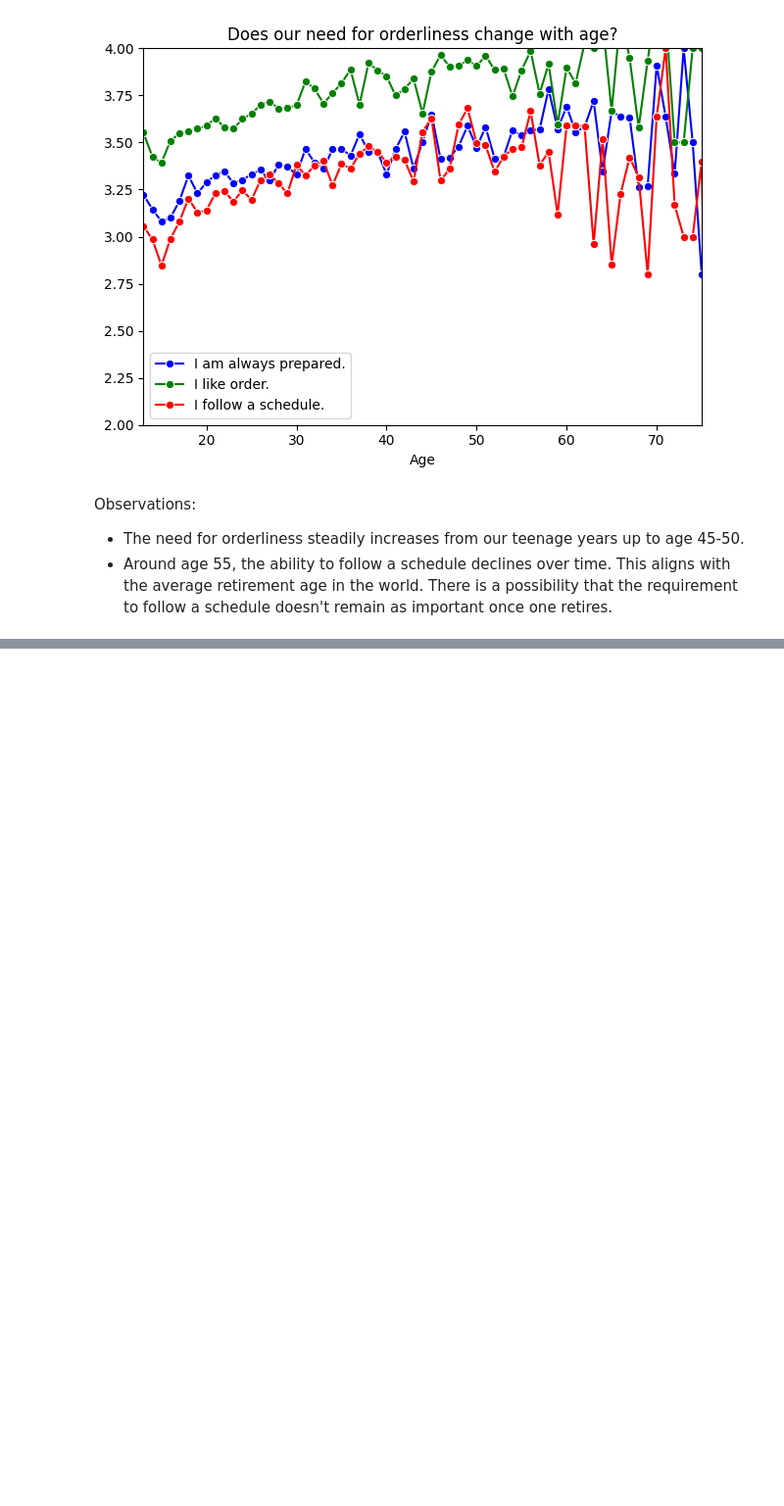
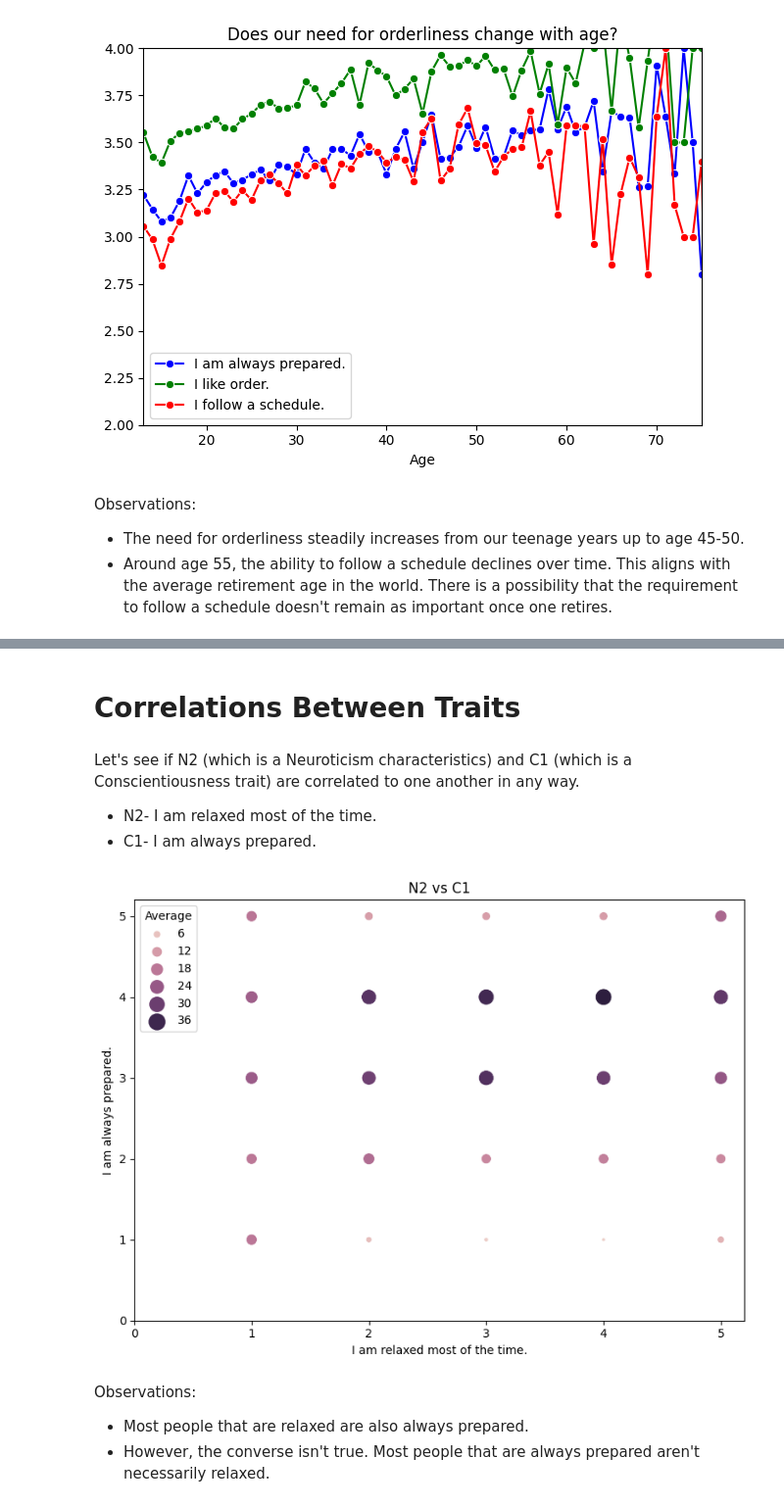
Before and after one commit to ananditabodas/Personality_Type, a Jupyter notebook: Personality_Test.ipynb, the cells around one changed output, grey strips where cells are left out. Shown at 98% size. Cells and saved outputs as stored; diff of their text form; code cells hidden in the pictures; blank space fills up the shorter version.

```diff
--- a/Personality_Test.ipynb
+++ b/Personality_Test.ipynb
@@ -269,0 +314,34 @@ Observations:
+# %% [markdown]
+# Correlations Between Traits
+# %% [markdown]
+Let's see if N2 (which is a Neuroticism characteristics) and C1 (which is a Conscientiousness trait) are correlated to one another in any way.
+
+- N2- I am relaxed most of the time.
+- C1- I am always prepared.
+# %%
+'''
+Find the percentage of people with a C1 ranking out of all the people having the N2 ranking.
+'''
+corr_count= alldata.groupby(['N2', 'C1'])['E1'].count().reset_index()
+arr=[]
+for i, row in corr_count.iterrows():
+    all_relaxed= len(alldata[alldata['N2']==row['N2']])
+    arr.append((row['E1']/all_relaxed)*100)
+corr_count['cnt']= arr
+# %%
+plt.figure(figsize=(8, 6))
+a= sns.scatterplot(data=corr_count, x='N2', y='C1', size='cnt', sizes=(10, 200), hue='cnt')
+plt.title("N2 vs C1")
+a.set_yticks(np.arange(0, 6, step= 1))
+a.legend(title='Average')
+a.set_xticks(np.arange(0, 6, step= 1))
+plt.xlabel(questions_dict['N2'])
+plt.ylabel(questions_dict['C1'])
+plt.tight_layout()
+plt.show()
+# %% [output]
+[figure, added]
+# %% [markdown]
+Observations:
+- Most people that are relaxed are also always prepared.
+- However, the converse isn't true. Most people that are always prepared aren't necessarily relaxed.
```
Also changed, not shown: parts of 10 cells of this notebook.
